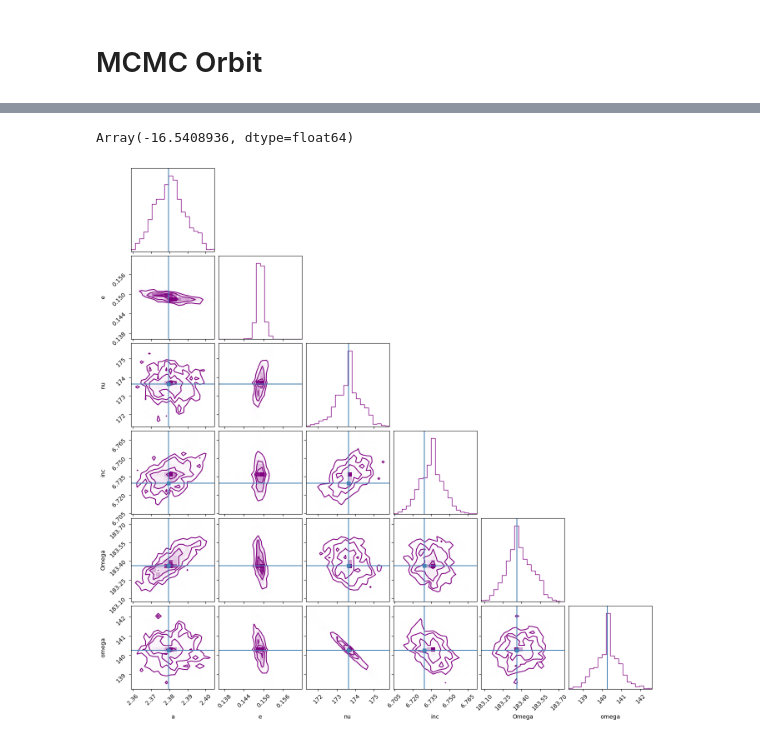
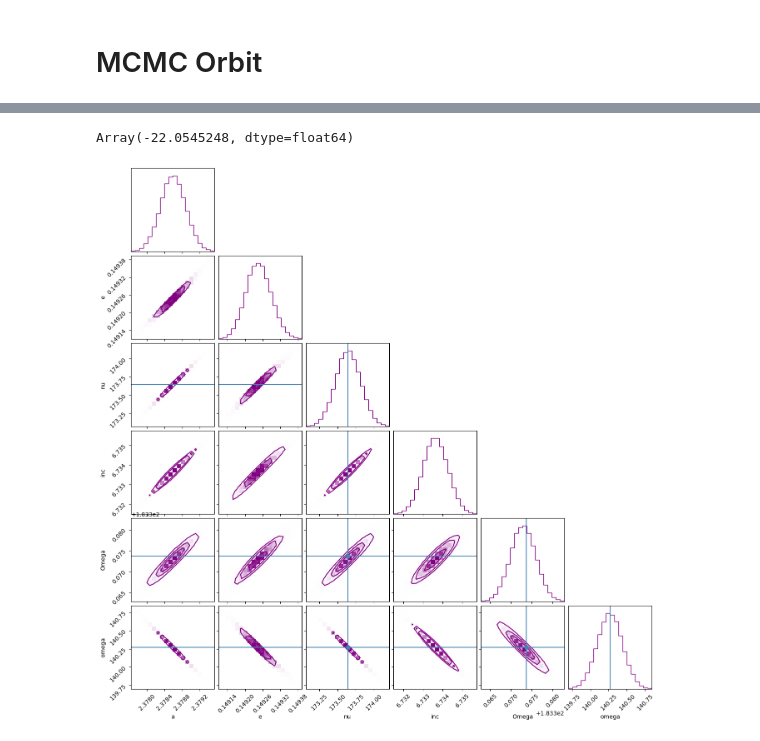
Before and after one commit to ben-cassese/jorbit, a Jupyter notebook: docs/tutorials/mcmc_orbit.ipynb, the cells around one changed output, grey strips where cells are left out. Drawn from its saved outputs; the diff is of its cells as text; code cells hidden in the pictures.

Commit message:
more fiddling with the mcmc tutorial

```diff
--- a/docs/tutorials/mcmc_orbit.ipynb
+++ b/docs/tutorials/mcmc_orbit.ipynb
@@ -19,7 +19,7 @@ from jorbit import Particle, Observations
 from jorbit.data.constants import SPEED_OF_LIGHT
 from jorbit.utils.states import KeplerianState, CartesianState
 # %%
-nights = [Time("2025-01-01 07:00"), Time("2025-01-02 07:00"), Time("2025-01-05 07:00")]
+nights = [Time("2025-01-01 07:00"), Time("2025-01-02 07:00"), Time("2025-07-05 07:00"), Time("2027-10-05 07:00")]
 
 times = []
 for n in nights:
@@ -86,23 +86,23 @@ x0 = jnp.squeeze(
 )
 loglike(x0)
 # %% [output]
-Array(-16.5408936, dtype=float64)
+Array(-22.0545248, dtype=float64)
 # %%
-x0 = jax.random.normal(jax.random.PRNGKey(0), shape=(32, 6)) * 1e-2 + x0
+x0 = jax.random.normal(jax.random.PRNGKey(0), shape=(18, 6)) * 1e-2 + x0
 
-nwalkers = 32
+nwalkers = 18
 sampler = emcee.EnsembleSampler(nwalkers, 6, loglike)
-sampler.run_mcmc(x0, 1_000, progress=True);
+sampler.run_mcmc(x0, 25_000, progress=True);
 # %%
-samples = sampler.get_chain(flat=True, thin=5)
+samples = sampler.get_chain(flat=True, thin=5, discard=5_000)
 
 fig = corner(
     samples,
     labels=["a", "e", "nu", "inc", "Omega", "omega"],
     truths=x0[0],
     color="purple",
     plot_datapoints=False,
     range=jnp.repeat(0.999, 6),
 )
 # %% [output]
-[figure, old version]
+[figure, new version]
```
Also changed, not shown: parts of 7 cells of this notebook.
